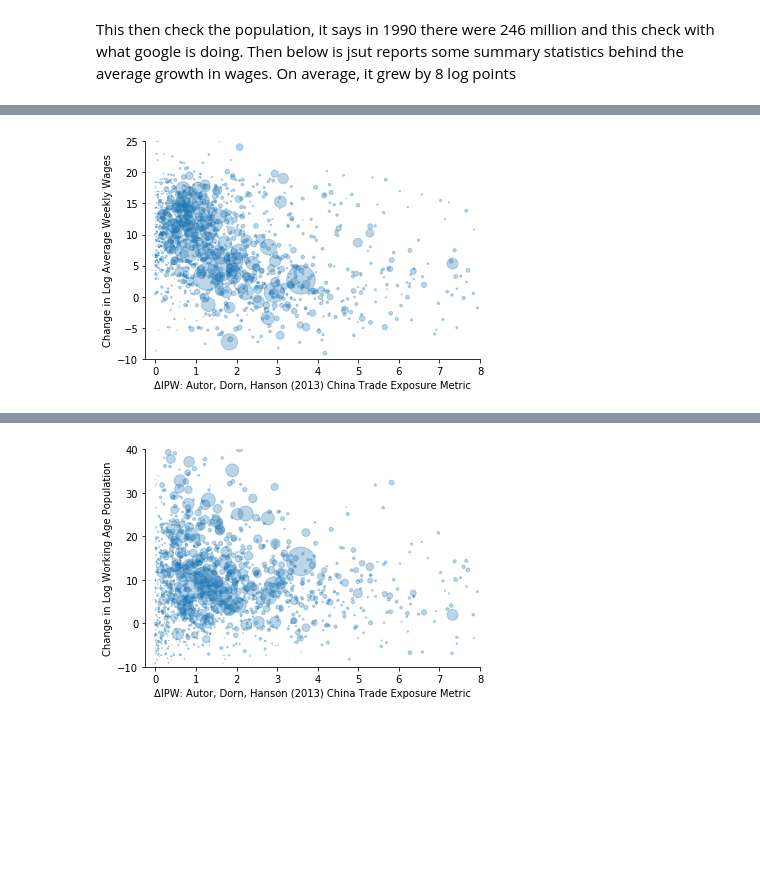
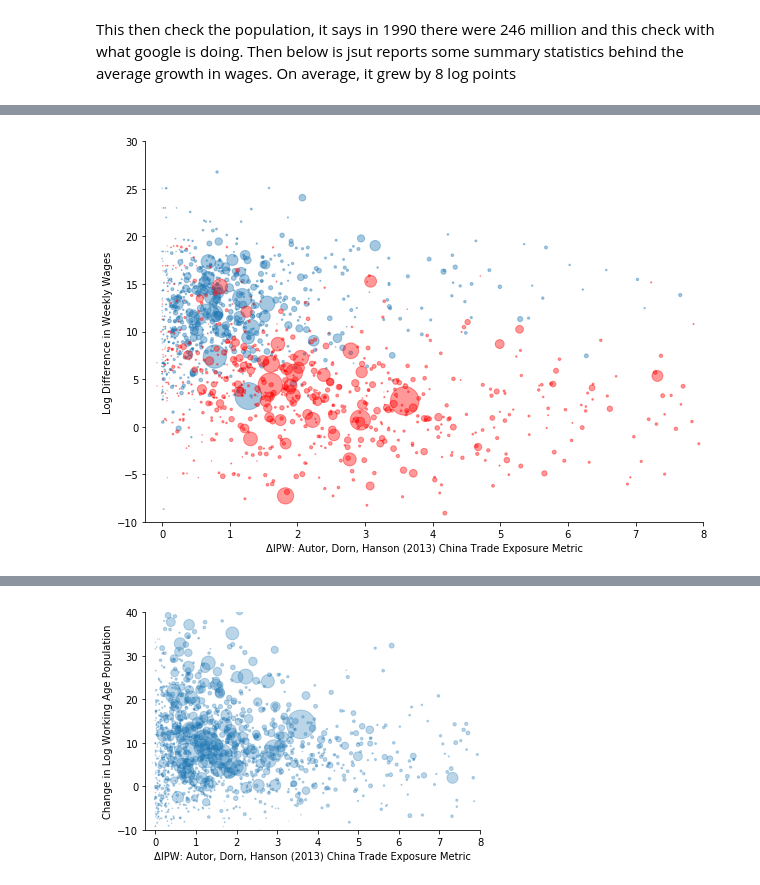
Before and after one commit to mwaugh0328/ADH_replication, a Jupyter notebook: adh_data.ipynb, the cells around one changed output, grey strips where cells are left out. Cells and saved outputs as stored; diff of their text form; code cells hidden in the pictures; blank space fills up the shorter version.

Commit message:
Ploty by year

```diff
--- a/adh_data.ipynb
+++ b/adh_data.ipynb
@@ -28,5 +33,5 @@ df["dm_IPW"] = df.d_tradeusch_pw / df.d_tradeusch_pw.mean()
 # %% [markdown]
 This last bit takes the IPW measure and then divides by the mean. The idea here is to get things out of dollars and into a unit that we can better understand.
 # %%
-df.set_index("yr").loc[1990].l_popcount.sum()
+df.set_index("yr").loc[2000].d_tradeusch_pw.median()
 # %% [output]
@@ -48,24 +57,31 @@ Name: d_avg_lnwkwage, dtype: float64
 # %%
-fig_path = "C:\\Users\\mwaugh.NYC-STERN\\Documents\\GitHub\\tradeexposure\\figures"
+fig, ax = plt.subplots(figsize = (10,7))
 
-fig, ax = plt.subplots()
+year = "1990"
 
-ax.scatter(df.d_tradeusch_pw, df.d_avg_lnwkwage,     # x,y variables
-            s = 0.00005*df.l_popcount,
-            alpha = 0.30) # Then this last command specifies how dark or light the bubbles are...
+ax.scatter(df.set_index("yr").loc[int(year)].d_tradeusch_pw, #X variables
+           df.set_index("yr").loc[int(year)].d_avg_lnwkwage,     # y variables
+            s = 0.00005*df.set_index("yr").loc[int(year)].l_popcount,
+            alpha = 0.40)
 
-#ax.set_title("Trade Exposure and Wage Growth")
-ax.set_ylabel("Change in Log Average Weekly Wages")
+year = "2000"
+
+ax.scatter(df.set_index("yr").loc[int(year)].d_tradeusch_pw, #X variables
+           df.set_index("yr").loc[int(year)].d_avg_lnwkwage,     # y variables
+           s = 0.00005*df.set_index("yr").loc[int(year)].l_popcount,
+            alpha = 0.40, color = "red")
+
+ax.set_ylabel("Log Difference in Weekly Wages")
 ax.set_xlabel("ΔIPW: Autor, Dorn, Hanson (2013) China Trade Exposure Metric")
 
 ax.set_xlim(-.25,8)
-ax.set_ylim(-10,25)
+ax.set_ylim(-10,30)
 
 ax.spines["right"].set_visible(False)
 ax.spines["top"].set_visible(False)
 
-plt.savefig(fig_path + "\\adh_data_wage_change.pdf", bbox_inches="tight", dpi = 1200)
+#plt.savefig(fig_path + "\\adh_data_wage_change.pdf", bbox_inches="tight", dpi = 1200)
 
 plt.show()
 # %% [output]
-[figure, old version]
+[figure, new version]
```
Also changed, not shown: parts of 12 cells of this notebook.
